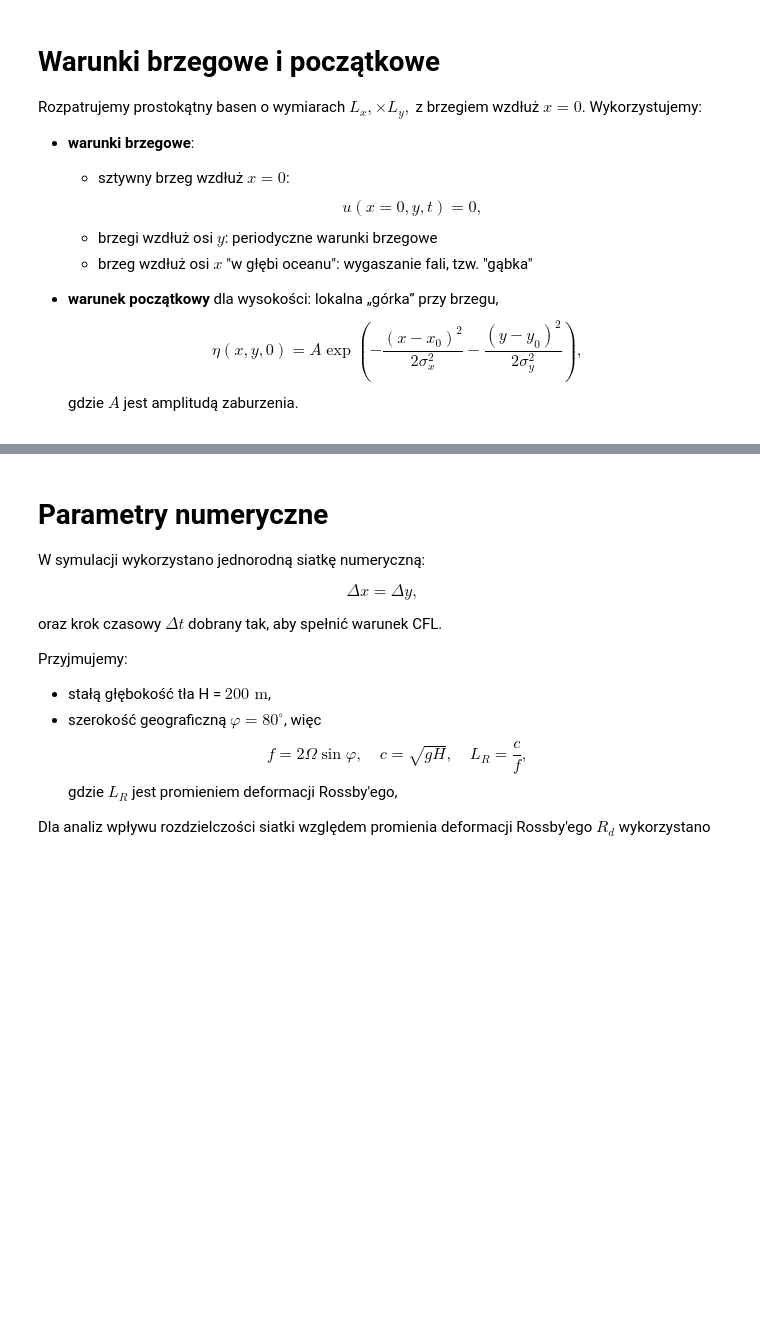
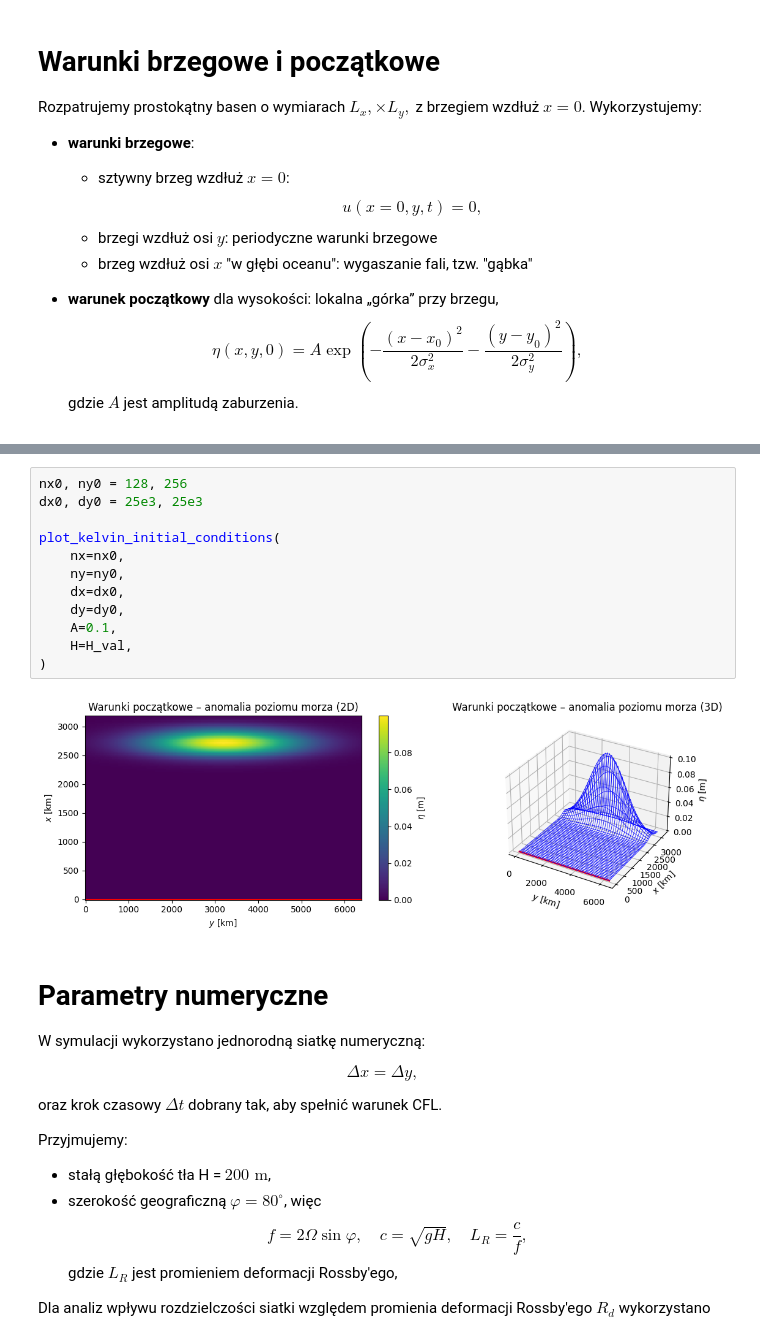
Before and after one commit to MUPAGH2025/0mroz, a Jupyter notebook: kelvin.ipynb, the cells around one changed output, grey strips where cells are left out. Saved outputs shown, nothing was run; the diff lists cells and outputs as text; blank space fills up the shorter version.

```diff
--- a/kelvin.ipynb
+++ b/kelvin.ipynb
@@ -73,3 +153,17 @@ $$
+# %%
+nx0, ny0 = 128, 256
+dx0, dy0 = 25e3, 25e3
+
+plot_kelvin_initial_conditions(
+    nx=nx0,
+    ny=ny0,
+    dx=dx0,
+    dy=dy0,
+    A=0.1,
+    H=H_val,
+)
+# %% [output]
+[figure, added]
 # %% [markdown]
 # Parametry numeryczne
 
```
Also changed, not shown: parts of 9 cells of this notebook, 1 other file.
